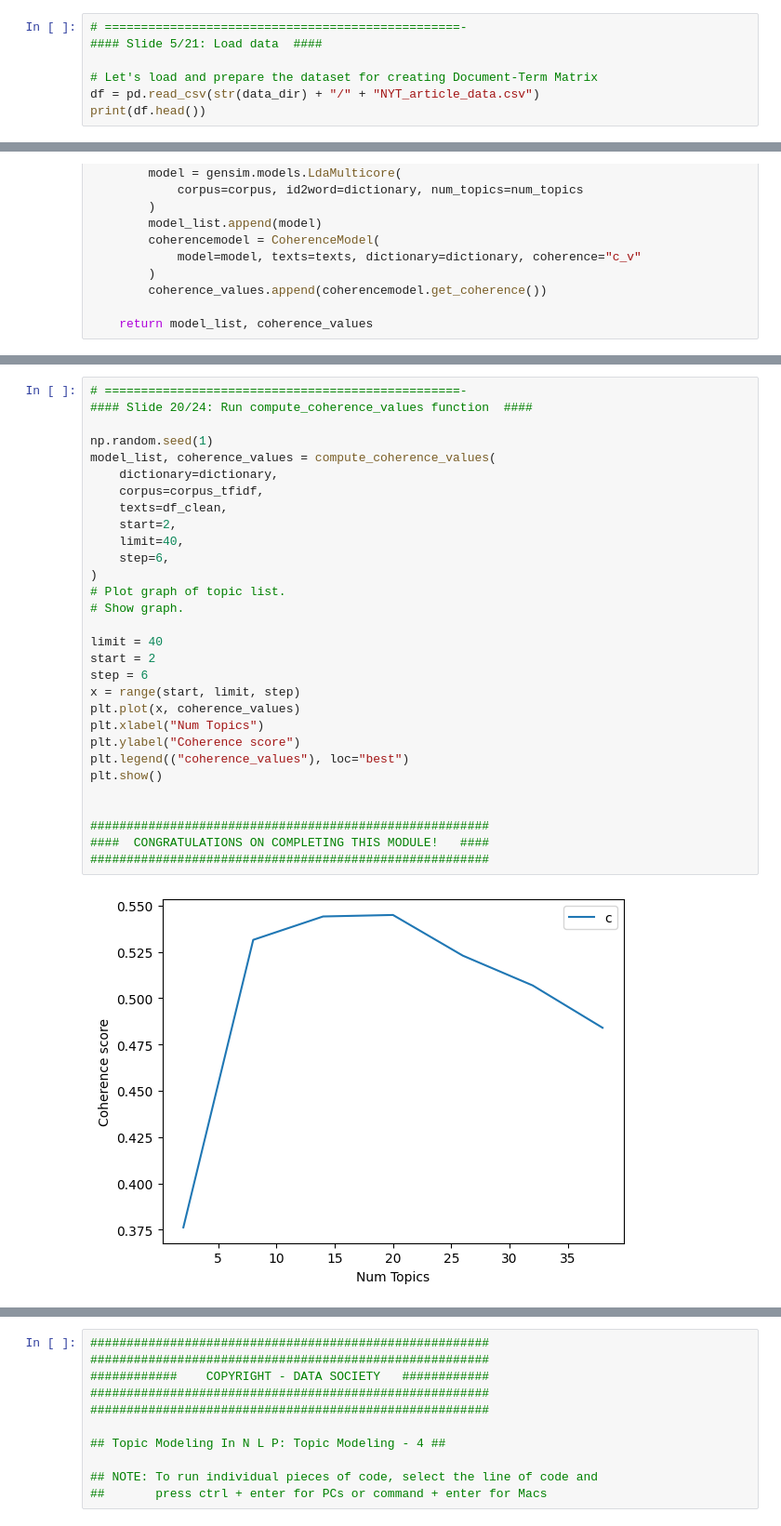
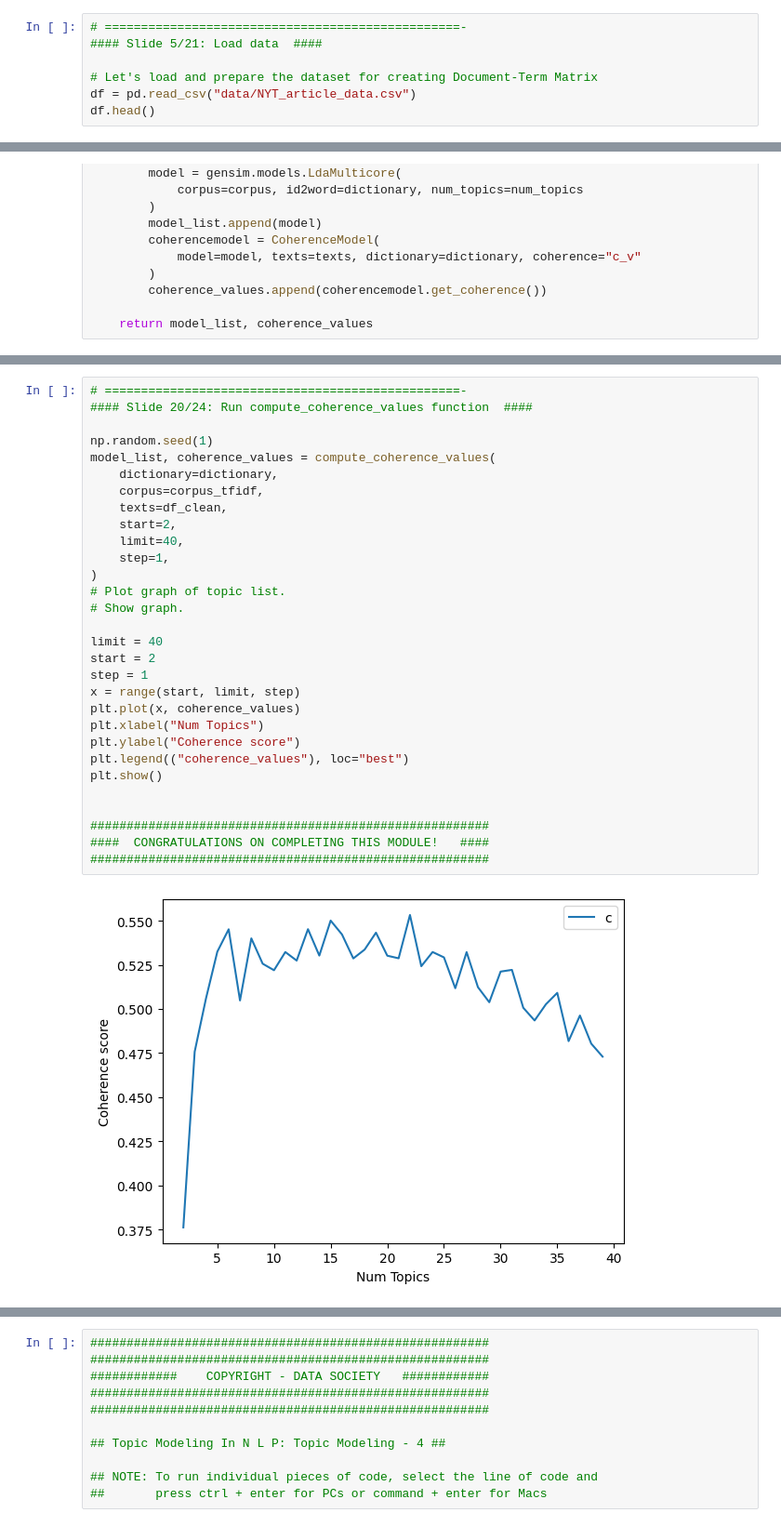
Before and after one commit to maptv/Text-Mining, a Jupyter notebook: TopicModeling-code.ipynb, the cells around one changed output, grey strips where cells are left out. Shown at 93% size. Saved outputs shown, nothing was run; the diff lists cells and outputs as text.

Commit message:
run last notebook up to lda plot

```diff
--- a/TopicModeling-code.ipynb
+++ b/TopicModeling-code.ipynb
@@ -66,6 +75,6 @@ print(plot_dir)
 #### Slide 5/21: Load data  ####
 
 # Let's load and prepare the dataset for creating Document-Term Matrix
-df = pd.read_csv(str(data_dir) + "/" + "NYT_article_data.csv")
-print(df.head())
+df = pd.read_csv("data/NYT_article_data.csv")
+df.head()
 # %% [output]
@@ -409,32 +419,32 @@ def compute_coherence_values(dictionary, corpus, texts, limit, start=2, step=3):
 # %%
 # =================================================-
 #### Slide 20/24: Run compute_coherence_values function  ####
 
 np.random.seed(1)
 model_list, coherence_values = compute_coherence_values(
     dictionary=dictionary,
     corpus=corpus_tfidf,
     texts=df_clean,
     start=2,
     limit=40,
-    step=6,
+    step=1,
 )
 # Plot graph of topic list.
 # Show graph.
 
 limit = 40
 start = 2
-step = 6
+step = 1
 x = range(start, limit, step)
 plt.plot(x, coherence_values)
 plt.xlabel("Num Topics")
 plt.ylabel("Coherence score")
 plt.legend(("coherence_values"), loc="best")
 plt.show()
 
 
 #######################################################
 ####  CONGRATULATIONS ON COMPLETING THIS MODULE!   ####
 #######################################################
 # %% [output]
-[figure, old version]
+[figure, new version]
```
Also changed, not shown: parts of 12 cells of this notebook.
